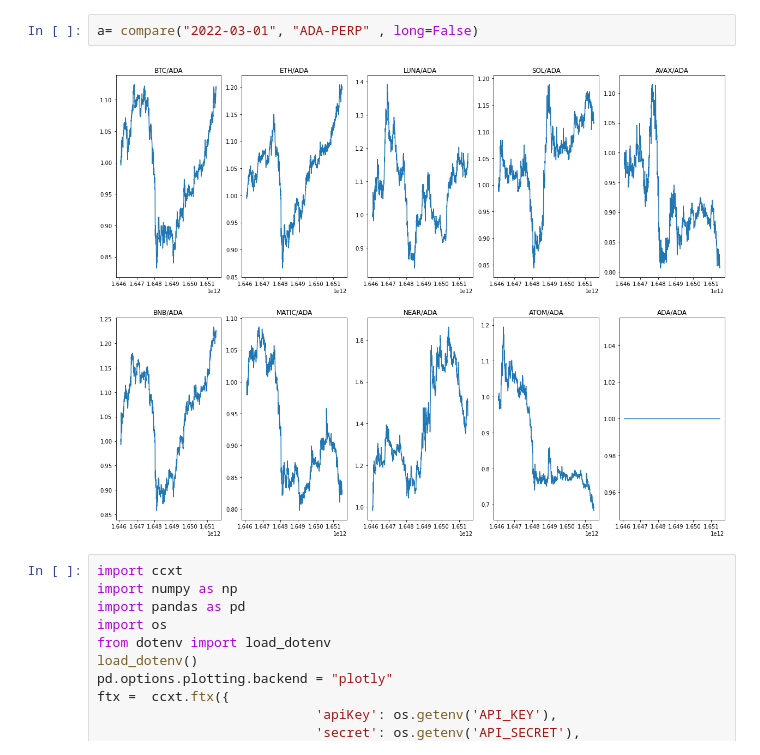
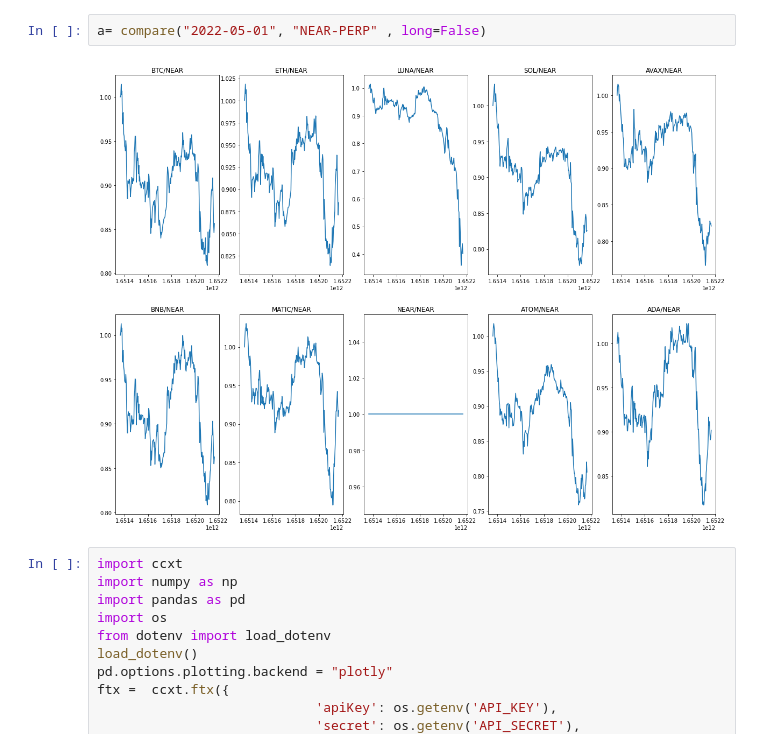
Before and after one commit to kGeee/zenith, a Jupyter notebook: testing.ipynb, the cells around one changed output. Saved outputs shown, nothing was run; the diff lists cells and outputs as text.

```diff
--- a/testing.ipynb
+++ b/testing.ipynb
@@ -18,7 +205,7 @@ ALGO : -1
 # %%
-a= compare("2022-03-01", "ADA-PERP" , long=False)
+a= compare("2022-05-01", "NEAR-PERP" , long=False)
 # %% [output]
-[figure, old version]
+[figure, new version]
 # %%
 import ccxt
 import numpy as np
```
Also changed, not shown: parts of 17 cells of this notebook, 10 other files.
